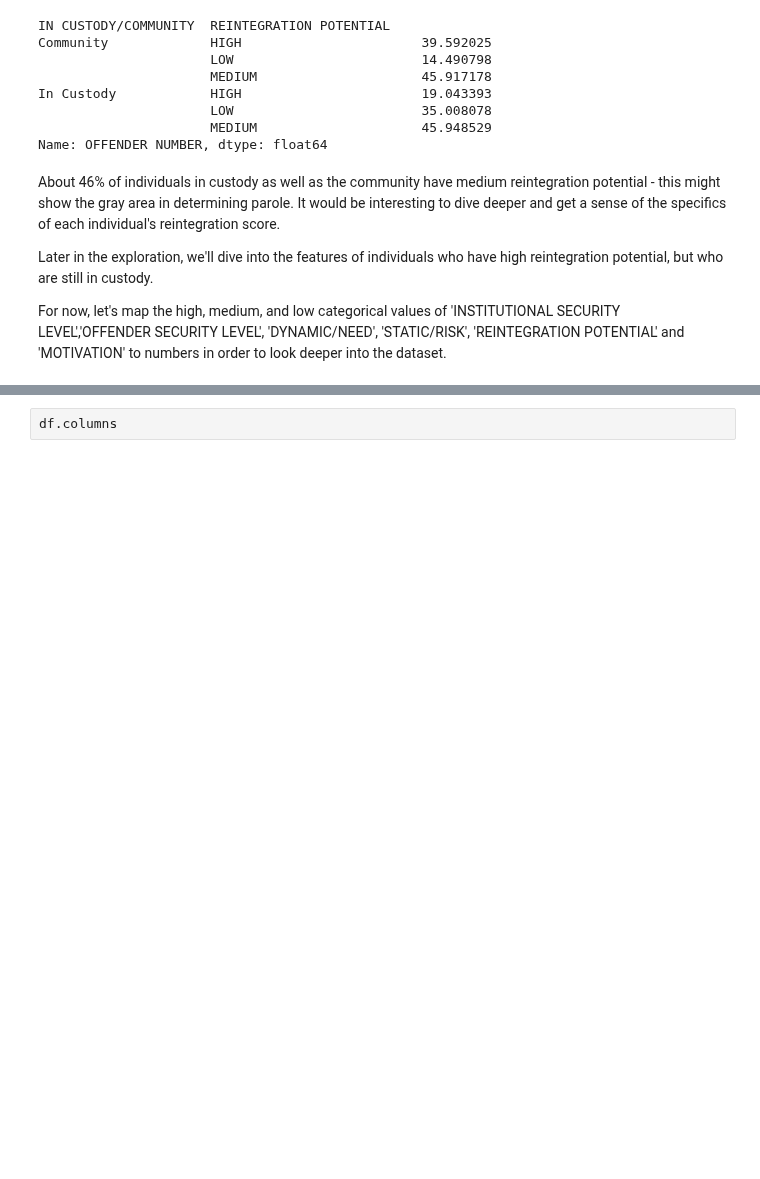
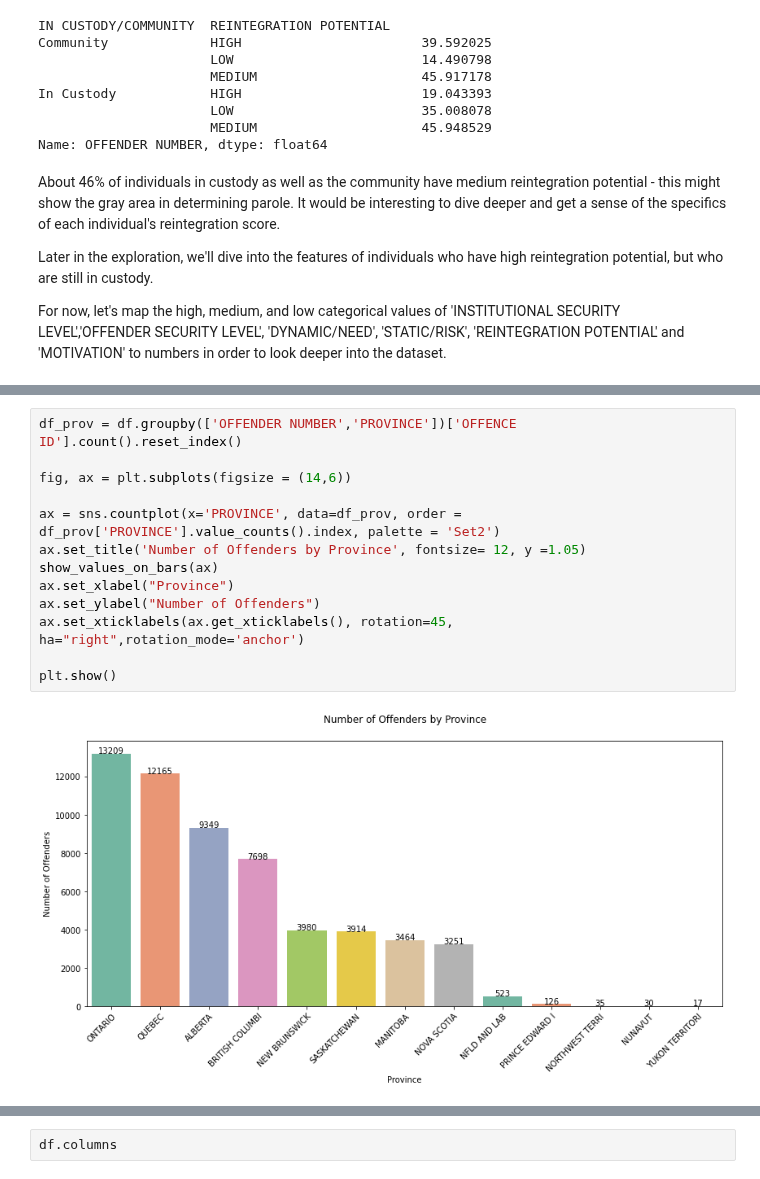
Before and after one commit to anastasiabizyayeva/Bias_Behind_Bars, a Jupyter notebook: EDA.ipynb, the cells around one changed output, grey strips where cells are left out. Saved outputs shown, nothing was run; the diff lists cells and outputs as text; blank space fills up the shorter version.

```diff
--- a/EDA.ipynb
+++ b/EDA.ipynb
@@ -355,0 +446,15 @@ For now, let's map the high, medium, and low categorical values of 'INSTITUTIONA
+# %%
+df_prov = df.groupby(['OFFENDER NUMBER','PROVINCE'])['OFFENCE ID'].count().reset_index()
+
+fig, ax = plt.subplots(figsize = (14,6))
+
+ax = sns.countplot(x='PROVINCE', data=df_prov, order = df_prov['PROVINCE'].value_counts().index, palette = 'Set2')
+ax.set_title('Number of Offenders by Province', fontsize= 12, y =1.05)
+show_values_on_bars(ax)
+ax.set_xlabel("Province")
+ax.set_ylabel("Number of Offenders")
+ax.set_xticklabels(ax.get_xticklabels(), rotation=45, ha="right",rotation_mode='anchor')
+
+plt.show()
+# %% [output]
+[figure, added]
```
Also changed, not shown: parts of 11 cells of this notebook.
